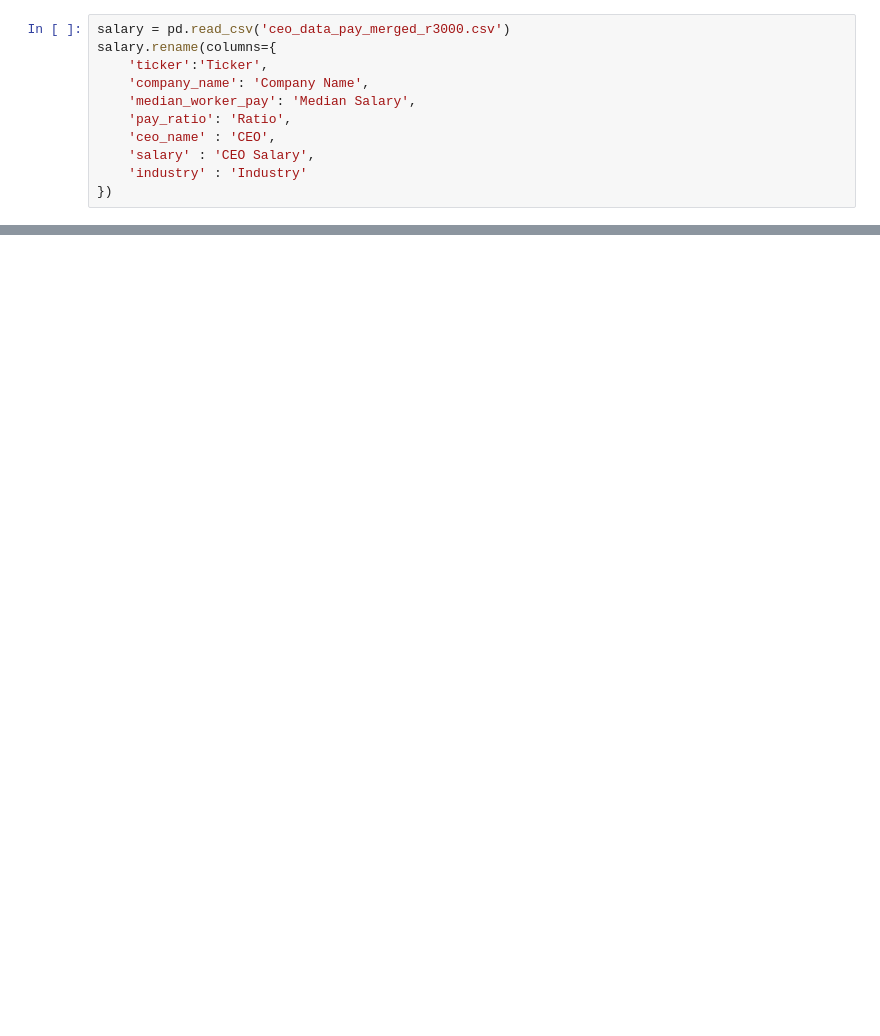
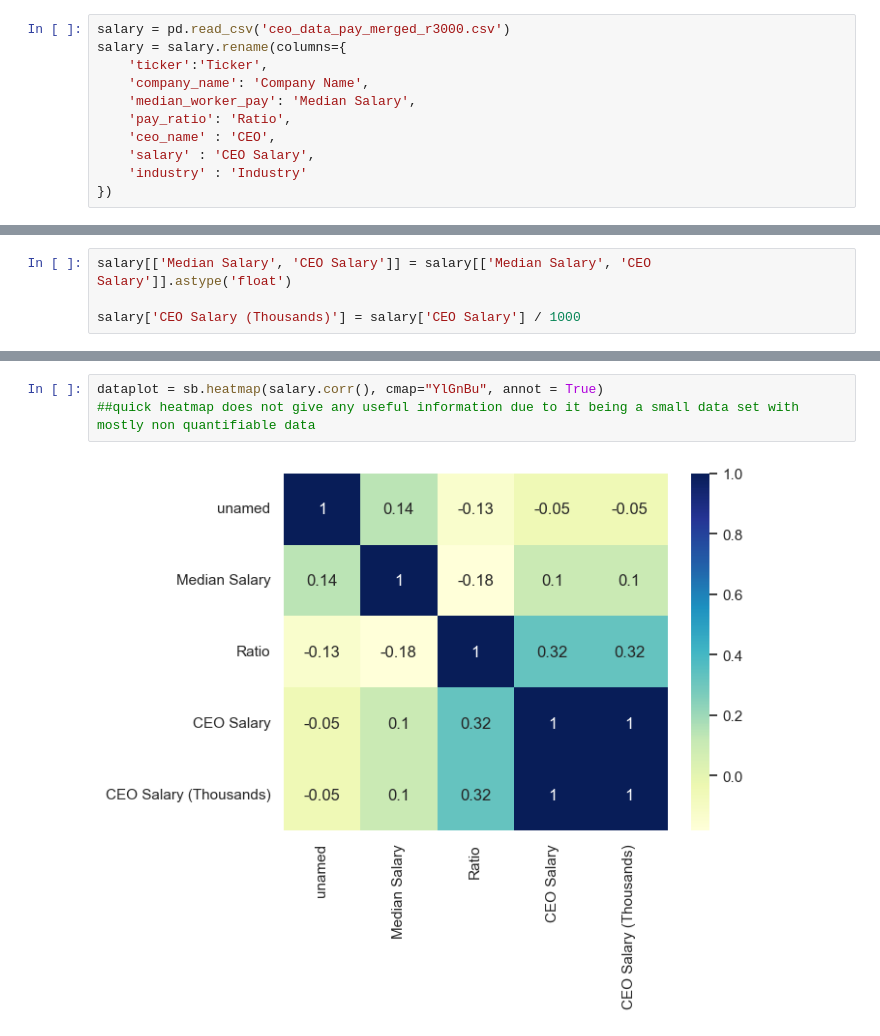
Before and after one commit to vicrene/CEO-vs-WorkerPay, a Jupyter notebook: CEOvsPay.ipynb, the cells around one changed output, grey strips where cells are left out. Drawn from its saved outputs; the diff is of its cells as text; blank space fills up the shorter version.

Commit message:
data exploration and initial visuals

```diff
--- a/CEOvsPay.ipynb
+++ b/CEOvsPay.ipynb
@@ -6,6 +7,6 @@ import pandas as pd
 # %%
 salary = pd.read_csv('ceo_data_pay_merged_r3000.csv')
-salary.rename(columns={
+salary = salary.rename(columns={
     'ticker':'Ticker',
     'company_name': 'Company Name',
     'median_worker_pay': 'Median Salary',
@@ -34,0 +27,4 @@ AttributeError: 'DataFrame' object has no attribute 'dtype'
+# %%
+salary[['Median Salary', 'CEO Salary']] = salary[['Median Salary', 'CEO Salary']].astype('float')
+
+salary['CEO Salary (Thousands)'] = salary['CEO Salary'] / 1000
@@ -34,0 +70,5 @@ AttributeError: 'DataFrame' object has no attribute 'dtype'
+# %%
+dataplot = sb.heatmap(salary.corr(), cmap="YlGnBu", annot = True)
+##quick heatmap does not give any useful information due to it being a small data set with mostly non quantifiable data
+# %% [output]
+[figure, added]
```
Also changed, not shown: parts of 8 cells of this notebook, 1 other file.
